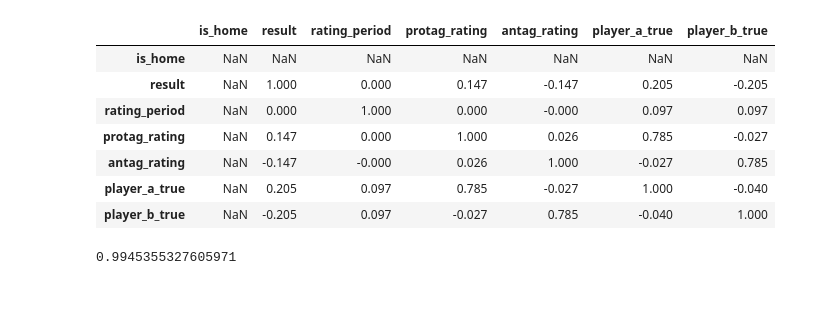
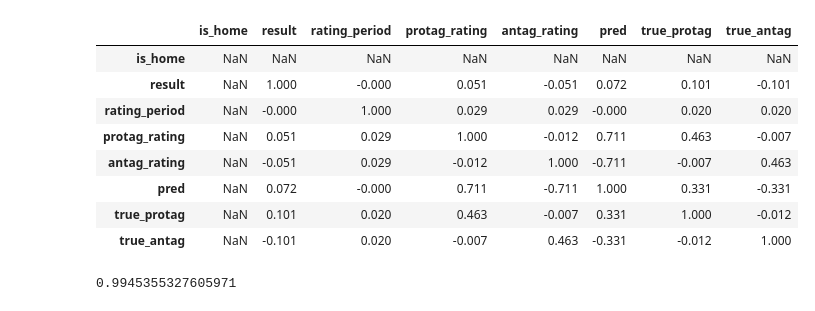
Before and after one commit to btatkinson/oddsmaker, a Jupyter notebook: notebooks/Ridge.ipynb, the cells around one changed output. Drawn from its saved outputs; the diff is of its cells as text; code cells hidden in the pictures.

```diff
--- a/notebooks/Ridge.ipynb
+++ b/notebooks/Ridge.ipynb
@@ -160 +134,5 @@ ridge_random_walk = create_Ridge_random_walk(player_ratings)
+# %%
+
+
+ridge_random_walk_1vMany['antag_weight']=1
 # %%
@@ -352,8 +358,17 @@ class RidgeRating():
 # %%
 def decay_func(days_ago):
     return 1/(np.exp(days_ago/365))
-ridge = RidgeRating(ridge_random_walk, 0.05, 'rating_period', decay_func)
+
+ridge = RidgeRating(ridge_random_walk_1vMany,
+                    0.1,
+                    'rating_period',
+                    decay_func,
+                    protag_id='protag',
+                    antag_id='antag',
+                    matchup_type='1vMany')
 
 pregame_ratings = ridge.run_history()
+
+
 pregame_ratings.head()
 # %% [output]
@@ -365,0 +382,4 @@ pregame_ratings.head()
+# %%
+
+pregame_ratings['pred'] = pregame_ratings['protag_rating'].copy()-pregame_ratings['antag_rating'].copy()
+pregame_ratings[['protag_rating','antag_rating','pred','result']].corr().round(4)
@@ -366,16 +392,17 @@ pregame_ratings.head()
 # %%
 
-test = pregame_ratings.merge(ridge_random_walk[['player_a','player_b','rating_period','player_a_true','player_b_true']], how='left', on=['player_a','player_b','rating_period'])
+test = pregame_ratings.merge(ridge_random_walk_1vMany[['protag','antag','rating_period','true_protag','true_antag']], how='left', on=['protag','antag','rating_period'])
 test.corr().round(3)
 # %% [output]
-|  | is_home | result | rating_period | protag_rating | antag_rating | player_a_true | player_b_true |
-| is_home | NaN | NaN | NaN | NaN | NaN | NaN | NaN |
-| result | NaN | 1.000 | 0.000 | 0.147 | -0.147 | 0.205 | -0.205 |
-| rating_period | NaN | 0.000 | 1.000 | 0.000 | -0.000 | 0.097 | 0.097 |
-| protag_rating | NaN | 0.147 | 0.000 | 1.000 | 0.026 | 0.785 | -0.027 |
-| antag_rating | NaN | -0.147 | -0.000 | 0.026 | 1.000 | -0.027 | 0.785 |
-| player_a_true | NaN | 0.205 | 0.097 | 0.785 | -0.027 | 1.000 | -0.040 |
-| player_b_true | NaN | -0.205 | 0.097 | -0.027 | 0.785 | -0.040 | 1.000 |
+|  | is_home | result | rating_period | protag_rating | antag_rating | pred | true_protag | true_antag |
+| is_home | NaN | NaN | NaN | NaN | NaN | NaN | NaN | NaN |
+| result | NaN | 1.000 | -0.000 | 0.051 | -0.051 | 0.072 | 0.101 | -0.101 |
+| rating_period | NaN | -0.000 | 1.000 | 0.029 | 0.029 | -0.000 | 0.020 | 0.020 |
+| protag_rating | NaN | 0.051 | 0.029 | 1.000 | -0.012 | 0.711 | 0.463 | -0.007 |
+| antag_rating | NaN | -0.051 | 0.029 | -0.012 | 1.000 | -0.711 | -0.007 | 0.463 |
+| pred | NaN | 0.072 | -0.000 | 0.711 | -0.711 | 1.000 | 0.331 | -0.331 |
+| true_protag | NaN | 0.101 | 0.020 | 0.463 | -0.007 | 0.331 | 1.000 | -0.012 |
+| true_antag | NaN | -0.101 | 0.020 | -0.007 | 0.463 | -0.331 | -0.012 | 1.000 |
 # %%
 
 decay_func(2)
```
Also changed, not shown: parts of 6 cells of this notebook, 5 other files.
